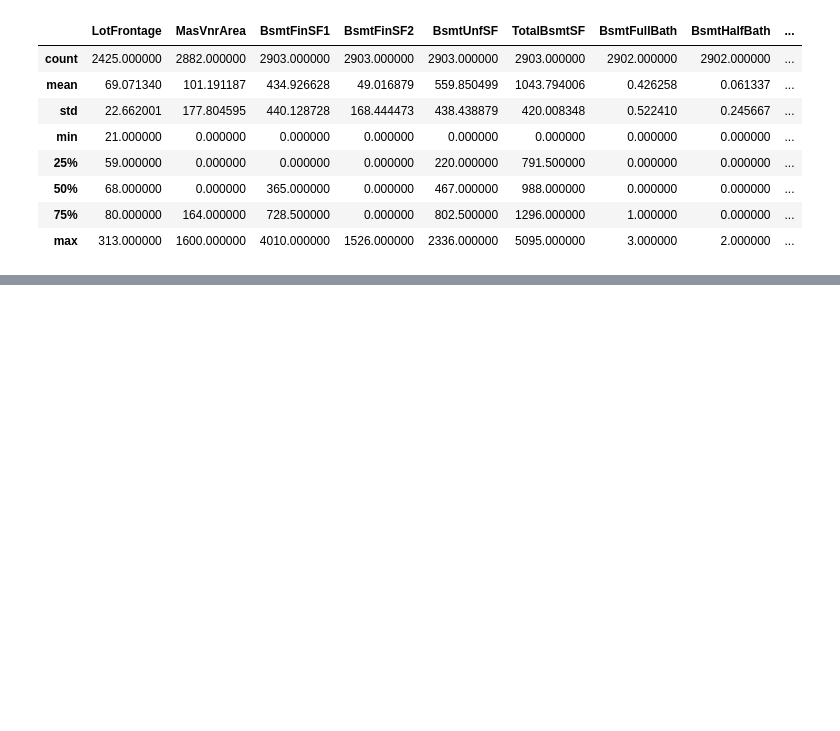
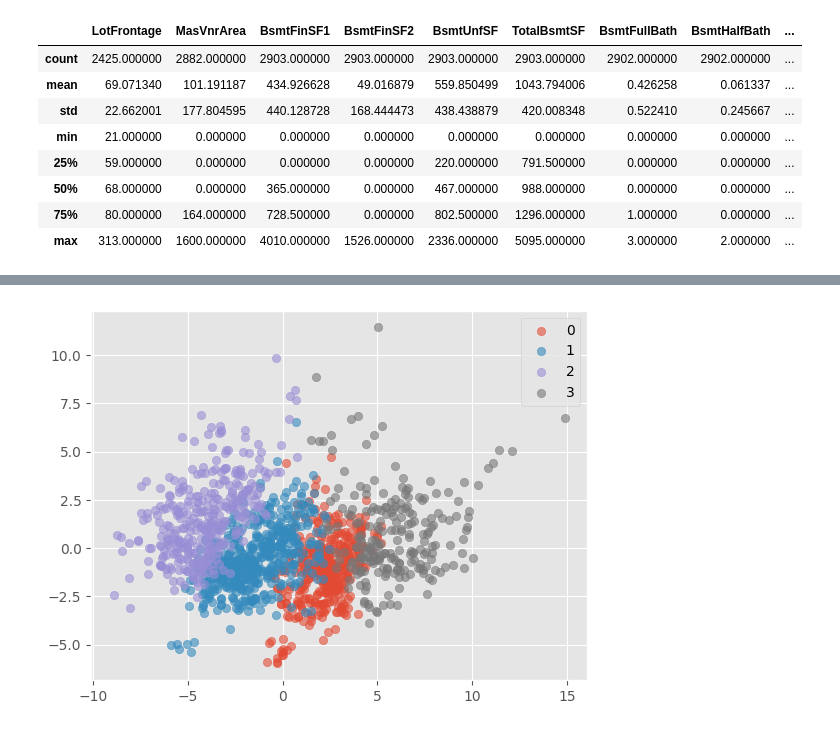
Before and after one commit to maeseok/EDA, a Jupyter notebook: Kaggle/house-prices/home_prices.ipynb, the cells around one changed output, grey strips where cells are left out. Drawn from its saved outputs; the diff is of its cells as text; code cells hidden in the pictures; blank space fills up the shorter version.

```diff
--- a/Kaggle/house-prices/home_prices.ipynb
+++ b/Kaggle/house-prices/home_prices.ipynb
@@ -1098,0 +1254,4 @@ submission.to_csv("houseprices_submit02.csv",index=False)
+# %%
+pca = PCA(n_components=2) #주성분 수 2
+house_pca = pca.fit(train_scaled).transform(train_scaled)
+house_pca
@@ -1098,0 +1266,6 @@ submission.to_csv("houseprices_submit02.csv",index=False)
+# %%
+#데이터프레임 형식으로 변환하여 원래 데이터프레임과 결합
+house_pca_df = pd.DataFrame(house_pca)
+house_pca_df.columns = ["pca1","pca2"]
+# %%
+train_scaled_df = pd.concat([train_scaled_df,house_pca_df], axis=1)
@@ -1098,0 +1288,10 @@ submission.to_csv("houseprices_submit02.csv",index=False)
+# %%
+#주성분 분석 결과 시각화하기
+my_colors = plt.rcParams['axes.prop_cycle'].by_key()['color'] #클러스터 번호로 색상 지정
+# %%
+for cl in train_scaled_df['km_cluster'].unique():
+    plt.scatter(train_scaled_df.loc[train_scaled_df["km_cluster"] == cl ,'pca1'], train_scaled_df.loc[train_scaled_df["km_cluster"] == cl ,'pca2'], label=cl, c=my_colors[cl], alpha=0.6)
+plt.legend()
+plt.show()
+# %% [output]
+[figure, added]
```
Also changed, not shown: parts of 66 cells of this notebook, 5 other files.
